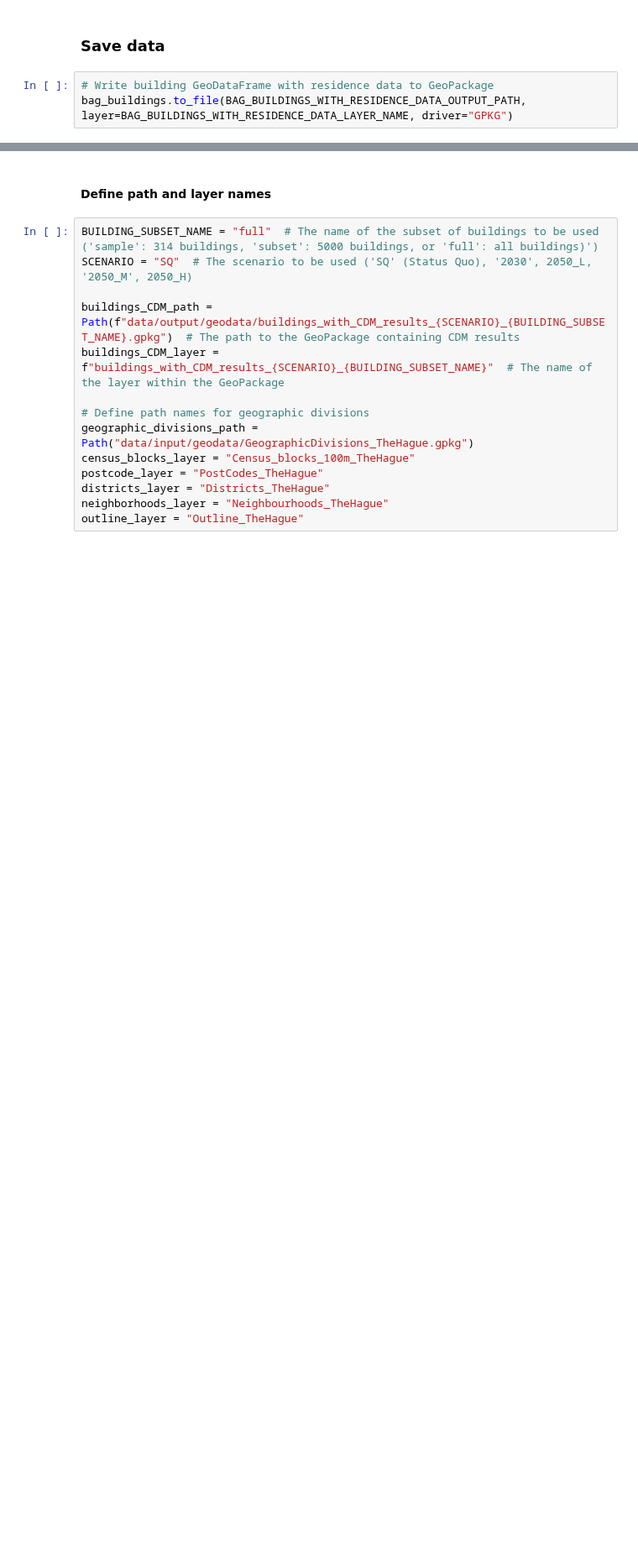
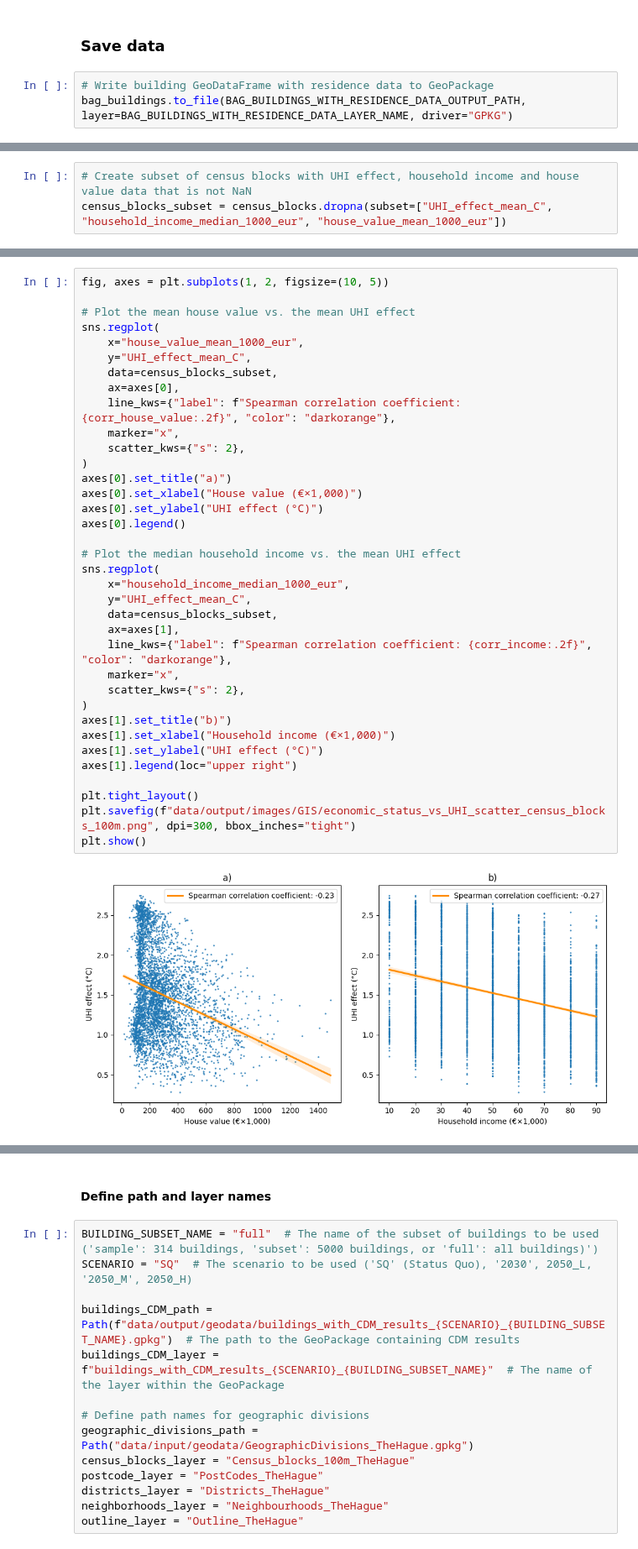
Before and after one commit to simonvanlierde/msc-thesis-ie, a Jupyter notebook: gis.ipynb, the cells around one changed output, grey strips where cells are left out. Shown at 84% size. Saved outputs shown, nothing was run; the diff lists cells and outputs as text; blank space fills up the shorter version.

```diff
--- a/gis.ipynb
+++ b/gis.ipynb
@@ -378,0 +486,3 @@ bag_buildings.to_file(BAG_BUILDINGS_WITH_RESIDENCE_DATA_OUTPUT_PATH, layer=BAG_B
+# %%
+# Create subset of census blocks with UHI effect, household income and house value data that is not NaN
+census_blocks_subset = census_blocks.dropna(subset=["UHI_effect_mean_C", "household_income_median_1000_eur", "house_value_mean_1000_eur"])
@@ -378,0 +506,38 @@ bag_buildings.to_file(BAG_BUILDINGS_WITH_RESIDENCE_DATA_OUTPUT_PATH, layer=BAG_B
+# %%
+fig, axes = plt.subplots(1, 2, figsize=(10, 5))
+
+# Plot the mean house value vs. the mean UHI effect
+sns.regplot(
+    x="house_value_mean_1000_eur",
+    y="UHI_effect_mean_C",
+    data=census_blocks_subset,
+    ax=axes[0],
+    line_kws={"label": f"Spearman correlation coefficient: {corr_house_value:.2f}", "color": "darkorange"},
+    marker="x",
+    scatter_kws={"s": 2},
+)
+axes[0].set_title("a)")
+axes[0].set_xlabel("House value (€×1,000)")
+axes[0].set_ylabel("UHI effect (°C)")
+axes[0].legend()
+
+# Plot the median household income vs. the mean UHI effect
+sns.regplot(
+    x="household_income_median_1000_eur",
+    y="UHI_effect_mean_C",
+    data=census_blocks_subset,
+    ax=axes[1],
+    line_kws={"label": f"Spearman correlation coefficient: {corr_income:.2f}", "color": "darkorange"},
+    marker="x",
+    scatter_kws={"s": 2},
+)
+axes[1].set_title("b)")
+axes[1].set_xlabel("Household income (€×1,000)")
+axes[1].set_ylabel("UHI effect (°C)")
+axes[1].legend(loc="upper right")
+
+plt.tight_layout()
+plt.savefig(f"data/output/images/GIS/economic_status_vs_UHI_scatter_census_blocks_100m.png", dpi=300, bbox_inches="tight")
+plt.show()
+# %% [output]
+[figure, added]
```
Also changed, not shown: parts of 40 cells of this notebook, 2 other files.
